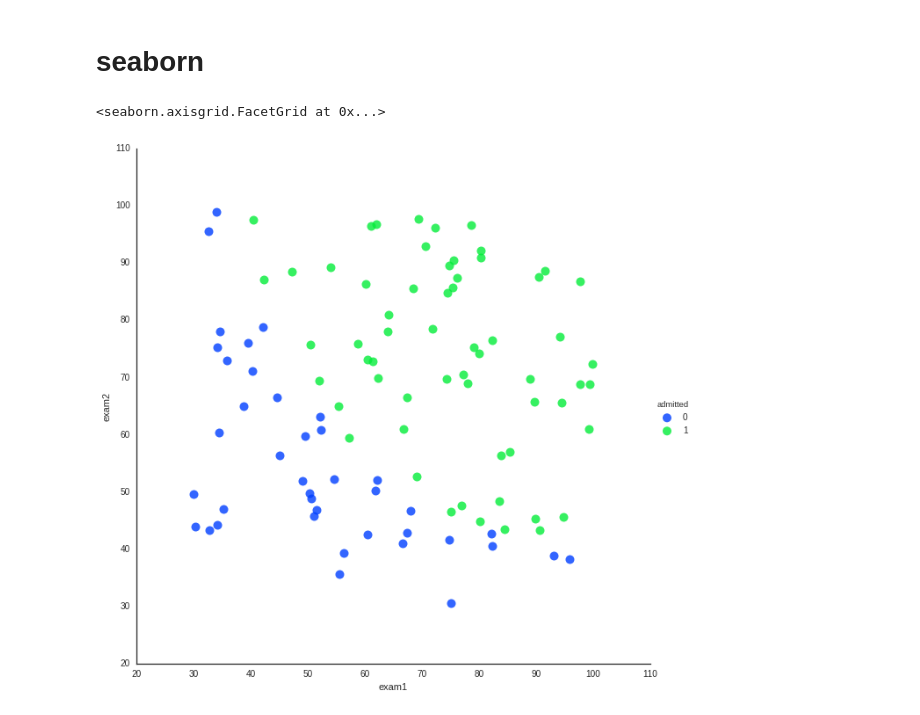
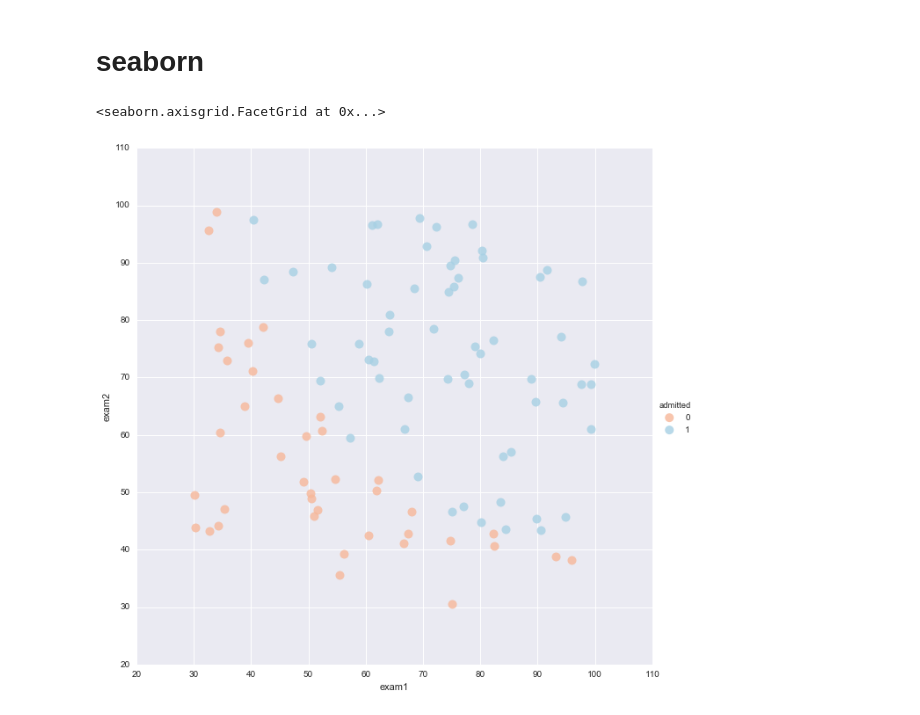
Before and after one commit to lukaemon/Coursera-ML-AndrewNg, a Jupyter notebook: machine-learning-ex2/1- visualize data.ipynb, the cells around one changed output. Cells and saved outputs as stored; diff of their text form; code cells hidden in the pictures.

Commit message:
done sigmoid, spend some time on graph

```diff
--- a/machine-learning-ex2/1- visualize data.ipynb
+++ b/machine-learning-ex2/1- visualize data.ipynb
@@ -49,14 +52,13 @@ ax.scatter('exam1', 'exam2', data=df, c='admitted', s=100)
 # %% [markdown]
 # seaborn
 # %%
-sns.set(context="notebook", style="white")
-sns.set_palette('bright')
+sns.set(context="notebook", style="darkgrid", palette=sns.color_palette("RdBu", 2))
 
 sns.lmplot('exam1', 'exam2', hue='admitted', data=df,
            size=9,
            fit_reg=False,
            scatter_kws={"s": 100}
           )
 # %% [output]
 <seaborn.axisgrid.FacetGrid at 0x...>
-[figure, old version]
+[figure, new version]
```
Also changed, not shown: parts of 3 cells of this notebook, 1 other file.
